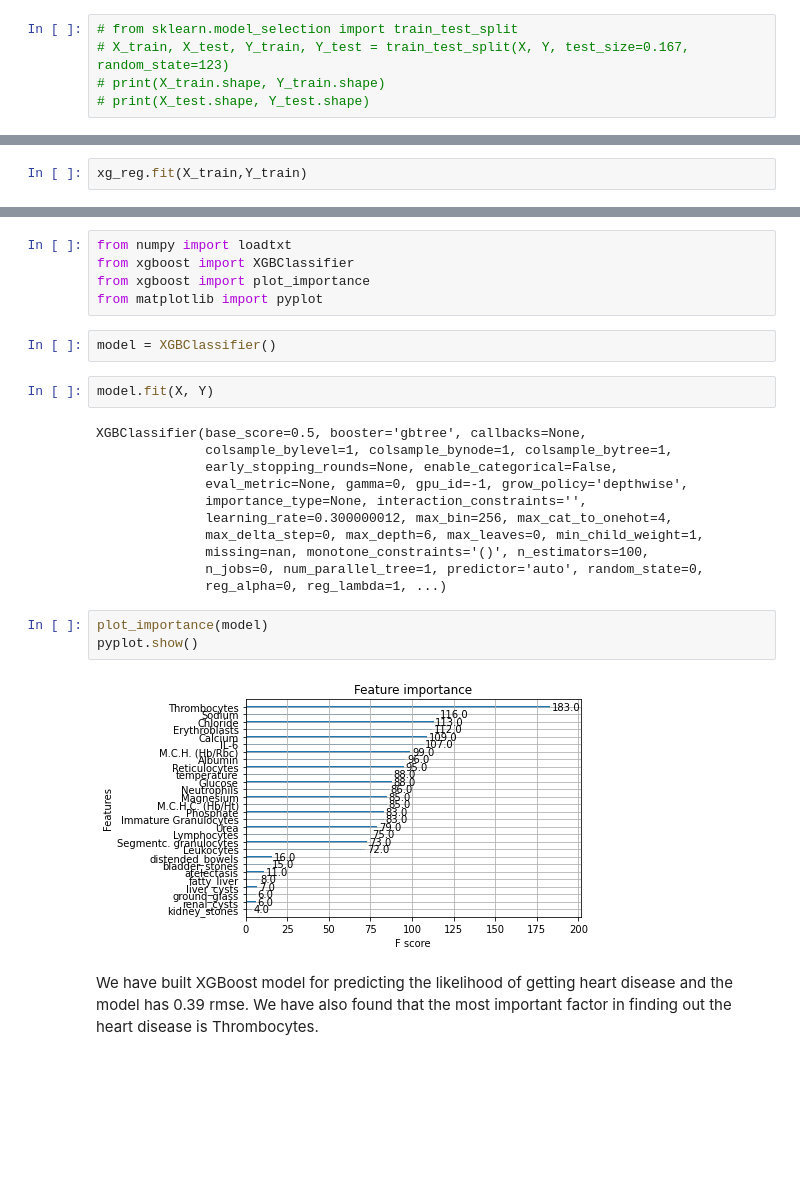
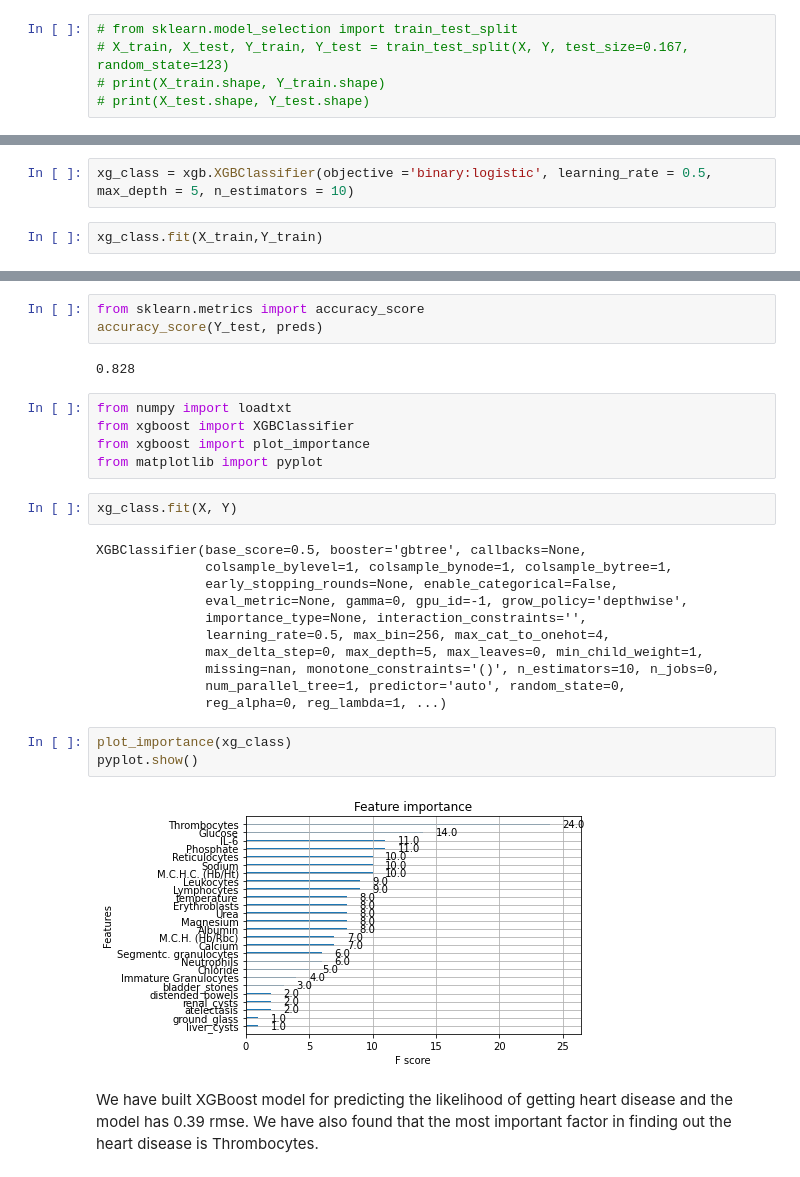
Before and after one commit to shivangibithel/miccai-2022-hackathon, a Jupyter notebook: XGBost classifier Risk1.ipynb, the cells around one changed output, grey strips where cells are left out. Saved outputs shown, nothing was run; the diff lists cells and outputs as text; blank space fills up the shorter version.

```diff
--- a/XGBost classifier Risk1.ipynb
+++ b/XGBost classifier Risk1.ipynb
@@ -67,3 +65,5 @@ xg_reg = xgb.XGBRegressor(objective ='reg:linear', colsample_bytree = 0.3, learn
+# %%
+xg_class = xgb.XGBClassifier(objective ='binary:logistic', learning_rate = 0.5, max_depth = 5, n_estimators = 10)
 # %%
-xg_reg.fit(X_train,Y_train)
+xg_class.fit(X_train,Y_train)
 # %% [output]
@@ -107,28 +101,31 @@ RMSE: 0.388200
+# %%
+from sklearn.metrics import accuracy_score
+accuracy_score(Y_test, preds)
+# %% [output]
+0.828
 # %%
 from numpy import loadtxt
 from xgboost import XGBClassifier
 from xgboost import plot_importance
 from matplotlib import pyplot
-# %%
-model = XGBClassifier()
 # %%
-model.fit(X, Y)
+xg_class.fit(X, Y)
 # %% [output]
 XGBClassifier(base_score=0.5, booster='gbtree', callbacks=None,
               colsample_bylevel=1, colsample_bynode=1, colsample_bytree=1,
               early_stopping_rounds=None, enable_categorical=False,
               eval_metric=None, gamma=0, gpu_id=-1, grow_policy='depthwise',
               importance_type=None, interaction_constraints='',
-              learning_rate=0.300000012, max_bin=256, max_cat_to_onehot=4,
-              max_delta_step=0, max_depth=6, max_leaves=0, min_child_weight=1,
-              missing=nan, monotone_constraints='()', n_estimators=100,
-              n_jobs=0, num_parallel_tree=1, predictor='auto', random_state=0,
+              learning_rate=0.5, max_bin=256, max_cat_to_onehot=4,
+              max_delta_step=0, max_depth=5, max_leaves=0, min_child_weight=1,
+              missing=nan, monotone_constraints='()', n_estimators=10, n_jobs=0,
+              num_parallel_tree=1, predictor='auto', random_state=0,
               reg_alpha=0, reg_lambda=1, ...)
 # %%
-plot_importance(model)
+plot_importance(xg_class)
 pyplot.show()
 # %% [output]
-[figure, old version]
+[figure, new version]
 # %% [markdown]
 We have built XGBoost model for predicting the likelihood of getting heart disease and the model has 0.39 rmse.
 We have also found that the most important factor in finding out the heart disease is Thrombocytes.
```
Also changed, not shown: parts of 5 cells of this notebook, 2 other files.
